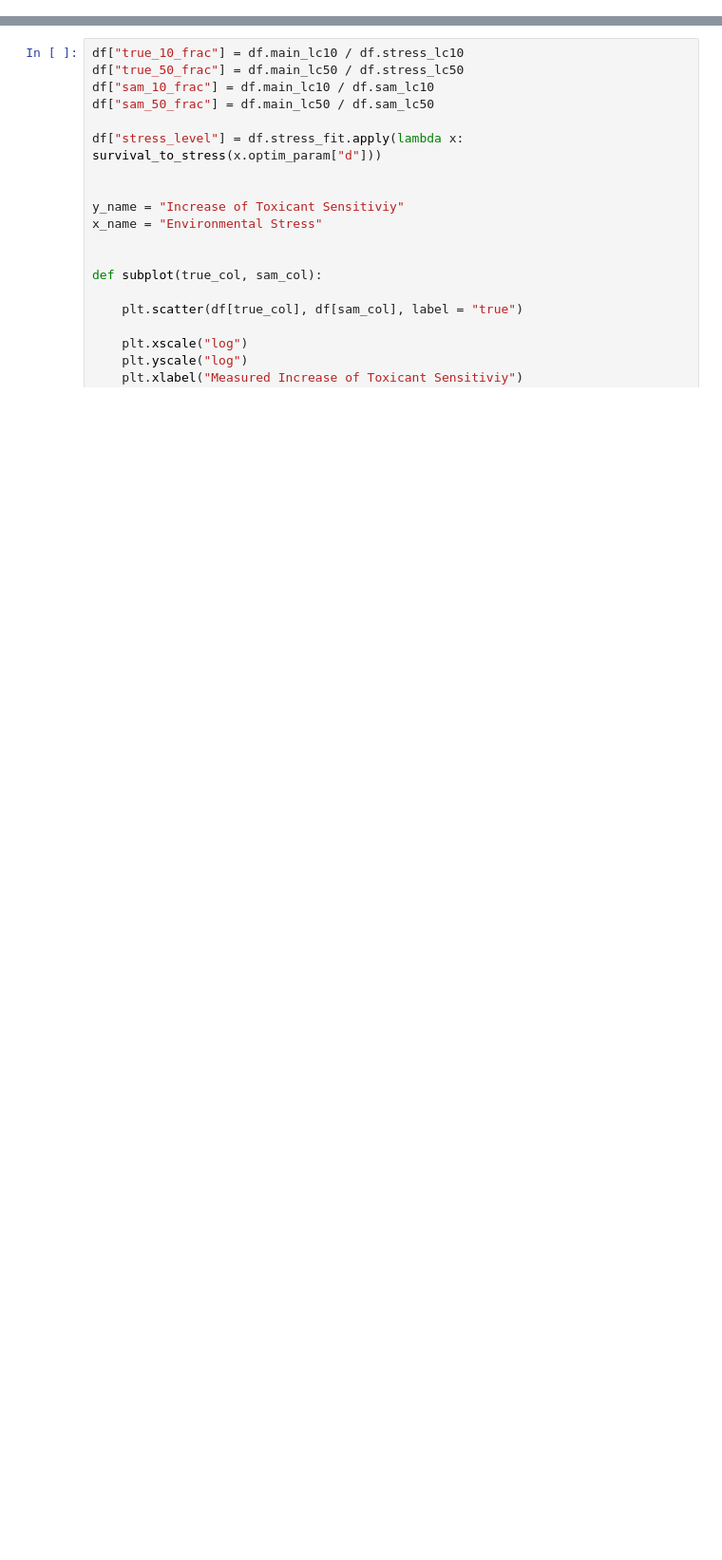
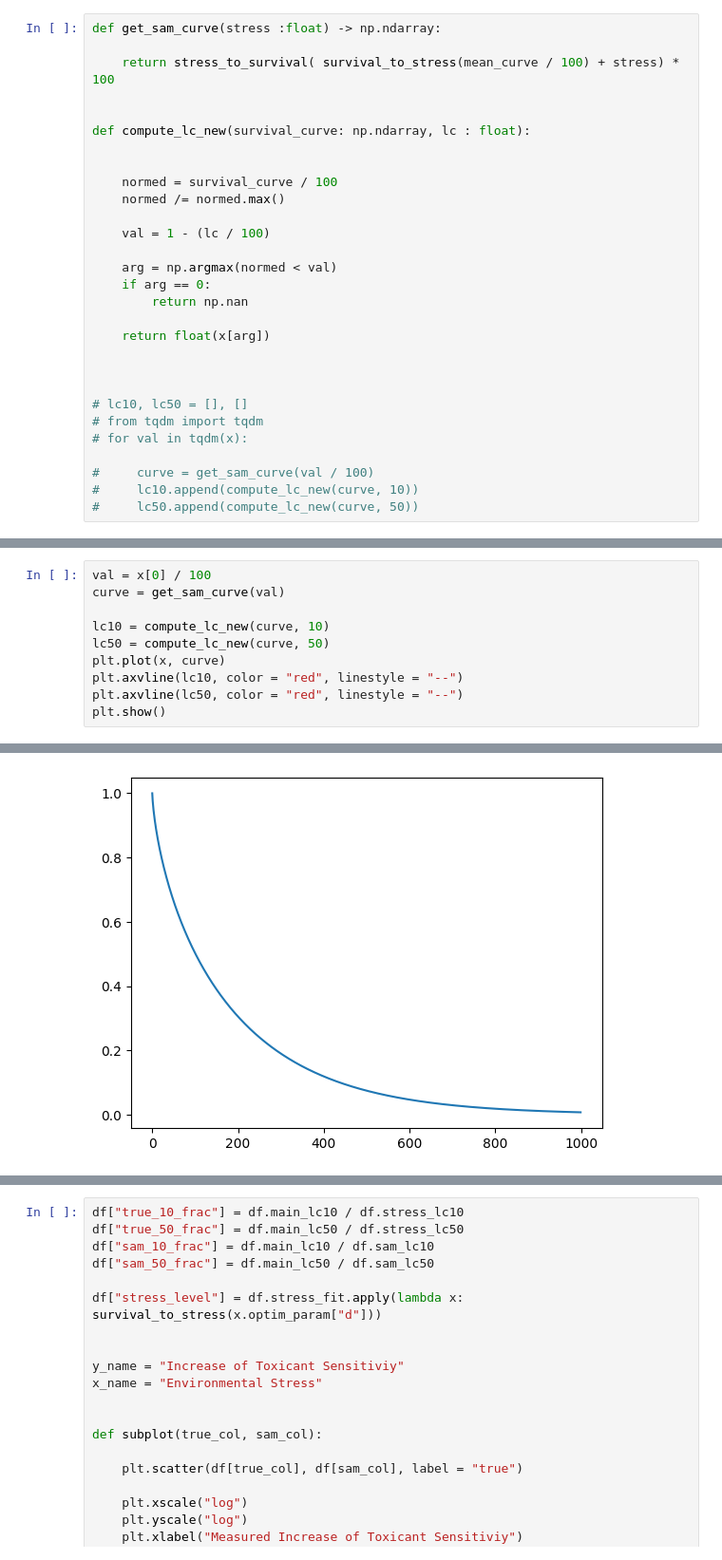
Before and after one commit to ffhammer/sam, a Jupyter notebook: scripts/diff_graphic.ipynb, the cells around one changed output, grey strips where cells are left out. Shown at 95% size. Drawn from its saved outputs; the diff is of its cells as text; blank space fills up the shorter version.

```diff
--- a/scripts/diff_graphic.ipynb
+++ b/scripts/diff_graphic.ipynb
@@ -17,0 +85,29 @@ from sam.stress_addition_model import OLD_STANDARD, sam_prediction, get_sam_lcs
+# %%
+def get_sam_curve(stress :float) -> np.ndarray:
+
+    return stress_to_survival( survival_to_stress(mean_curve / 100) + stress) * 100
+
+
+def compute_lc_new(survival_curve: np.ndarray, lc : float):
+
+
+    normed = survival_curve / 100
+    normed /= normed.max()
+
+    val = 1 - (lc / 100)
+
+    arg = np.argmax(normed < val)
+    if arg == 0:
+        return np.nan
+
+    return float(x[arg])
+
+
+
+# lc10, lc50 = [], []
+# from tqdm import tqdm
+# for val in tqdm(x):
+
+#     curve = get_sam_curve(val / 100)
+#     lc10.append(compute_lc_new(curve, 10))
+#     lc50.append(compute_lc_new(curve, 50))
@@ -17,0 +118,11 @@ from sam.stress_addition_model import OLD_STANDARD, sam_prediction, get_sam_lcs
+# %%
+val = x[0] / 100
+curve = get_sam_curve(val)
+
+lc10 = compute_lc_new(curve, 10)
+lc50 = compute_lc_new(curve, 50)
+plt.plot(x, curve)
+plt.axvline(lc10, color = "red", linestyle = "--")
+plt.axvline(lc50, color = "red", linestyle = "--")
+plt.show()
+# %% [output]
@@ -17,0 +132 @@ from sam.stress_addition_model import OLD_STANDARD, sam_prediction, get_sam_lcs
+[figure, added]
```
Also changed, not shown: parts of 12 cells of this notebook.
